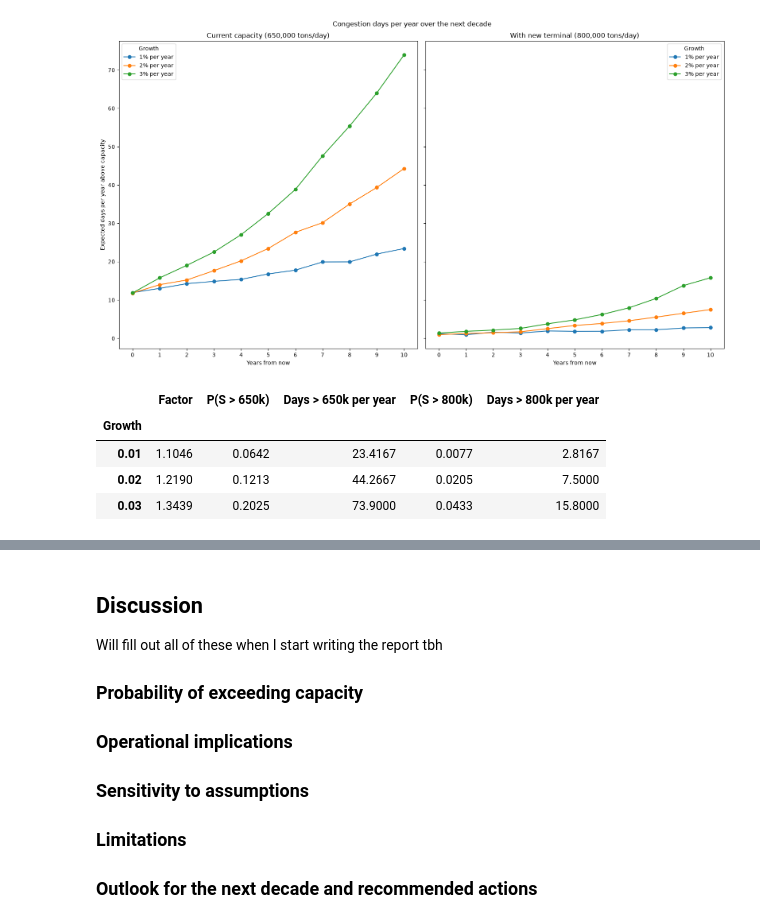
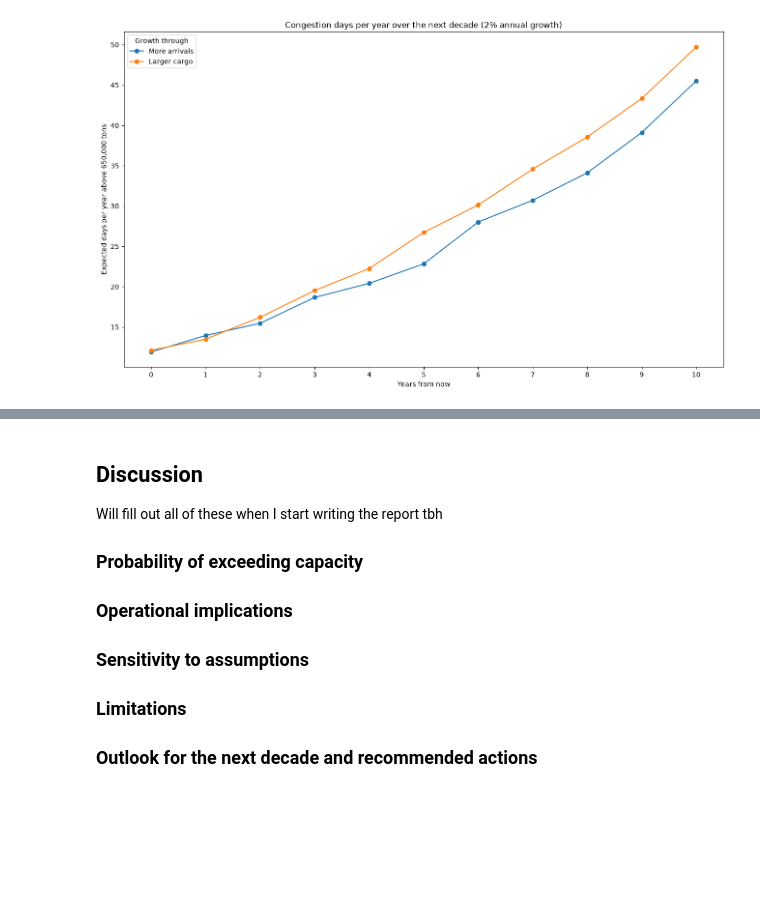
Before and after one commit to nikola300605/Stochastic_Simulation_Group_15, a Jupyter notebook: task_4_7.ipynb, the cells around one changed output, grey strips where cells are left out. Saved outputs shown, nothing was run; the diff lists cells and outputs as text; code cells hidden in the pictures; blank space fills up the shorter version.

```diff
--- a/task_4_7.ipynb
+++ b/task_4_7.ipynb
@@ -98,32 +106,24 @@ growth_df.round(4)
-# %%
-fig, ax = plt.subplots(figsize = (16, 9), ncols=2, sharey=True)
-
-for g in growth_rates:
-    rows_g = growth_df[growth_df['Growth'] == g]
-    ax[0].plot(rows_g['Year'], rows_g['Days > 650k per year'], marker='o', label=f"{g:.0%} per year")
-    ax[1].plot(rows_g['Year'], rows_g['Days > 800k per year'], marker='o', label=f"{g:.0%} per year")
-
-ax[0].set_title("Current capacity (650,000 tons/day)")
-ax[1].set_title("With new terminal (800,000 tons/day)")
-for a in ax:
-    a.set_xlabel("Years from now")
-    a.set_xticks(list(years))
-    a.legend(title="Growth")
-ax[0].set_ylabel("Expected days per year above capacity")
-fig.suptitle("Congestion days per year over the next decade")
-plt.tight_layout()
-# %% [output]
-[figure, removed]
+# %%
+fig, ax = plt.subplots(figsize = (16, 9))
+
+for name in ['More arrivals', 'Larger cargo']:
+    rows_g = growth_df[growth_df['Growth'] == name]
+    ax.plot(rows_g['Year'], rows_g['Days > 650k per year'], marker='o', label=name)
+
+ax.set_title("Congestion days per year over the next decade (2% annual growth)")
+ax.set_xlabel("Years from now")
+ax.set_ylabel("Expected days per year above 650,000 tons")
+ax.set_xticks(list(years))
+ax.legend(title="Growth through")
+
+fig.savefig("figures/growth_scenarios.png", bbox_inches='tight', dpi=300)
+# %% [output]
+[figure, added]
 # %%
 decade_df = (
-    growth_df[growth_df['Year'] == 10]
-      .set_index('Growth')
-      [['Factor', 'P(S > 650k)', 'Days > 650k per year', 'P(S > 800k)', 'Days > 800k per year']]
+    growth_df[growth_df['Year'].isin([0, 10])]
+      .set_index(['Year', 'Growth'])
+      [['Factor', 'Mean', 'Std', 'P(S > 650k)', 'Days > 650k per year']]
 )
 decade_df.round(4)
+decade_df.round(3).to_latex("tables/growth_scenarios.tex")
-# %% [output]
-|  | Factor | P(S > 650k) | Days > 650k per year | P(S > 800k) | Days > 800k per year |
-| Growth |  |  |  |  |  |
-| 0.01 | 1.1046 | 0.0642 | 23.4167 | 0.0077 | 2.8167 |
-| 0.02 | 1.2190 | 0.1213 | 44.2667 | 0.0205 | 7.5000 |
-| 0.03 | 1.3439 | 0.2025 | 73.9000 | 0.0433 | 15.8000 |
```
Also changed, not shown: parts of 12 cells of this notebook, 5 other files.
